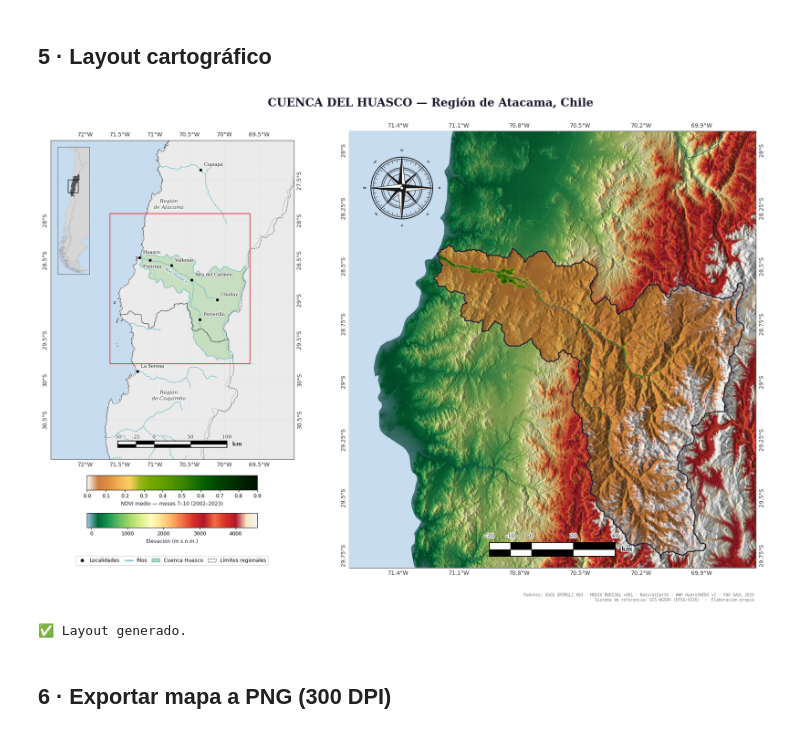
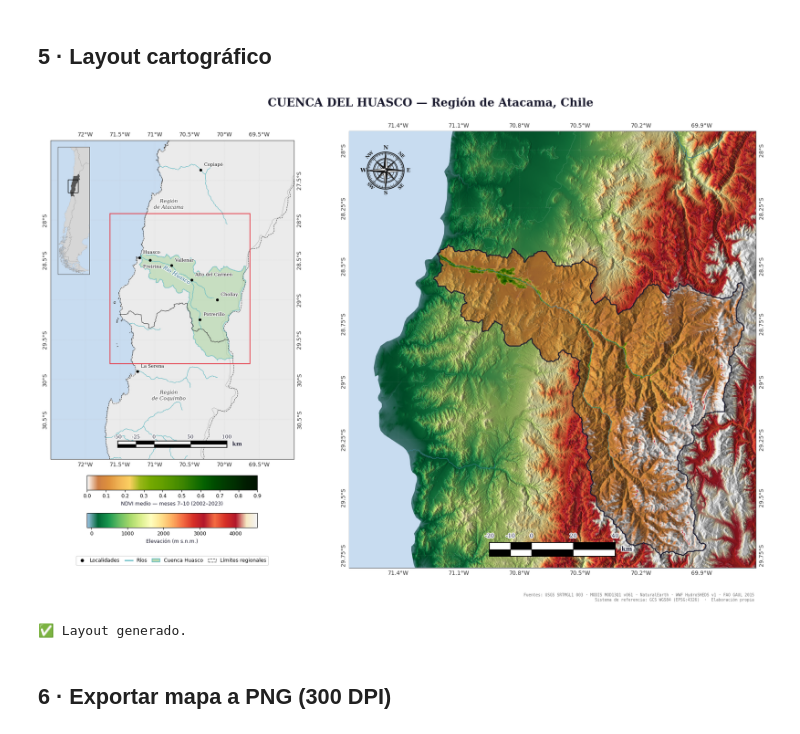
Before and after one commit to djwillichile/geoia-bloom-huasco, a Jupyter notebook: notebooks/cartografia_huasco_layout.ipynb, the cells around one changed output. Cells and saved outputs as stored; diff of their text form; code cells hidden in the pictures.

```diff
--- a/notebooks/cartografia_huasco_layout.ipynb
+++ b/notebooks/cartografia_huasco_layout.ipynb
@@ -730,7 +835,7 @@ def add_scalebar(ax, lat_bottom, total_km, n_body=4, n_talon=2,
 
 # ── Función etiqueta de río siguiendo la línea ────────────────────────────────
 def label_river(ax, gdf, bbox_coords, label, color='#1A5F7A',
-                fontsize=8, offset_lat=0.03, tramo=(0.1, 0.4)):
+                fontsize=9, offset_lat=0.03, tramo=(0.1, 0.4)):
     """
     Etiqueta un río siguiendo el ángulo de su geometría.
     bbox_coords : (lon_min, lat_min, lon_max, lat_max)
@@ -809,7 +914,7 @@ rios_gdf.plot(ax=ax_reg, color='#5BB8C1', linewidth=0.8, zorder=6, transform=CRS
 label_river(ax_reg, rios_gdf,
             bbox_coords=(-71.5, -28.7, -70.3, -28.3),
             label='Río Huasco',
-            color='#1A5F7A', fontsize=8,
+            color='#1A5F7A', fontsize=9.5,
             offset_lat=-0.1,
             tramo=(0.1, 0.4))
 
@@ -948,8 +1053,8 @@ ax_main.contour(LON, LAT, dem_2d,
                 levels=[500, 1000, 2000, 3000, 4000],
                 colors='white', linewidths=0.3, alpha=0.4, transform=CRS, zorder=3)
 
-ax_main.add_feature(rivers, edgecolor='#1a546a', linewidth=1.0, zorder=6)
-rios_gdf.plot(ax=ax_main, color='#1a546a', linewidth=0.8, zorder=5, transform=CRS)
+ax_main.add_feature(rivers, edgecolor='#3e8090', linewidth=1.0, zorder=6)
+rios_gdf.plot(ax=ax_main, color='#3e8090', linewidth=0.8, zorder=5, transform=CRS)
 huasco_gdf.boundary.plot(ax=ax_main, color='#1A1A2E', linewidth=1.8,
                           zorder=6, transform=CRS)
 ax_main.add_feature(cfeature.OCEAN, facecolor='#C8DCF0', zorder=7)
@@ -969,9 +1074,9 @@ gl_m.ylabel_style = {'size': 10, 'color': '#333', 'rotation': 90}
 add_north_arrow(
     ax_main,
     loc="top-left",
-    size=0.10,
+    size=0.06,
     pad=0.03,
-    font_size=6
+    font_size=9.5
 )
 
 # Panel principal
@@ -988,34 +1093,34 @@ add_scalebar(ax_main,
 # TÍTULO Y CRÉDITOS
 # ══════════════════════════════════════════════════════════════════════════════
 fig.text(0.5, 0.965, 'CUENCA DEL HUASCO — Región de Atacama, Chile',
          ha='center', va='top', fontsize=20, fontweight='bold',
          color='#1A1A2E', fontfamily='serif')
 
 fig.text(0.9, 0.005,
     'Fuentes: USGS SRTMGL1 003 · MODIS MOD13Q1 v061 · NaturalEarth · WWF HydroSHEDS v1 · FAO GAUL 2015\n'
     'Sistema de referencia: GCS WGS84 (EPSG:4326)  ·  Elaboración propia',
     ha='right', va='bottom', fontsize=7, color='#777', fontfamily='monospace')
 
 for ax in [ax_reg, ax_main]:
     for spine in ax.spines.values():
         spine.set_edgecolor('#555')
         spine.set_linewidth(1.0)
 
 # Rotar etiquetas Y tras renderizar
 fig.canvas.draw()
 for label in gl_r.left_label_artists:
     label.set_rotation(90)
     label.set_ha('center')
     label.set_va('bottom')
 for label in gl_m.right_label_artists:
     label.set_rotation(90)
     label.set_ha('center')
     label.set_va('bottom')
 
 plt.show()
 print('✅ Layout generado.')
 # %% [output]
-[figure, old version]
+[figure, new version]
 ✅ Layout generado.
 # %% [markdown]
 ## 6 · Exportar mapa a PNG (300 DPI)
```
Also changed, not shown: parts of 4 cells of this notebook.
